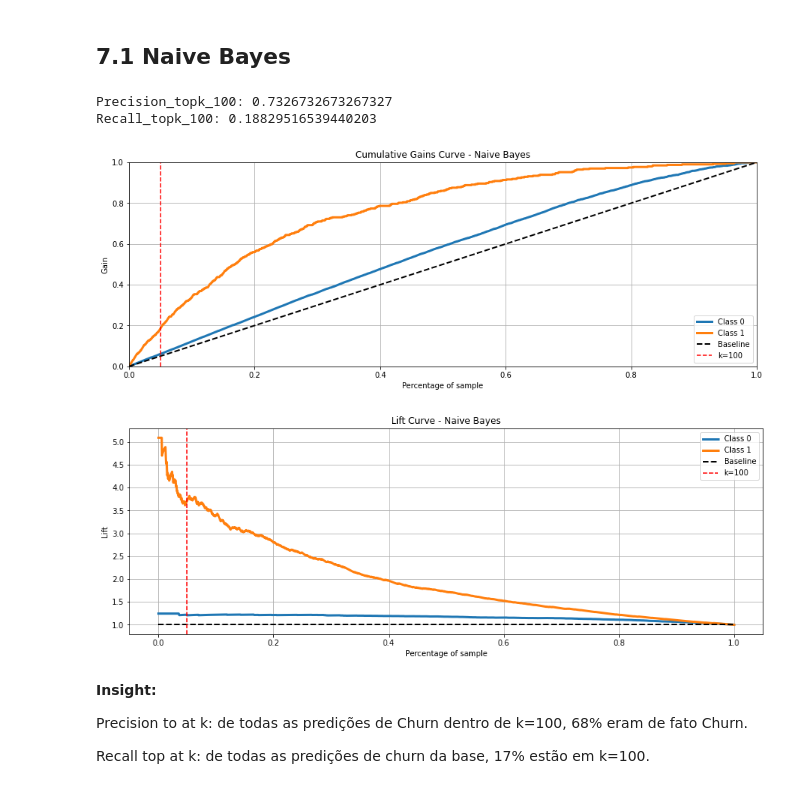
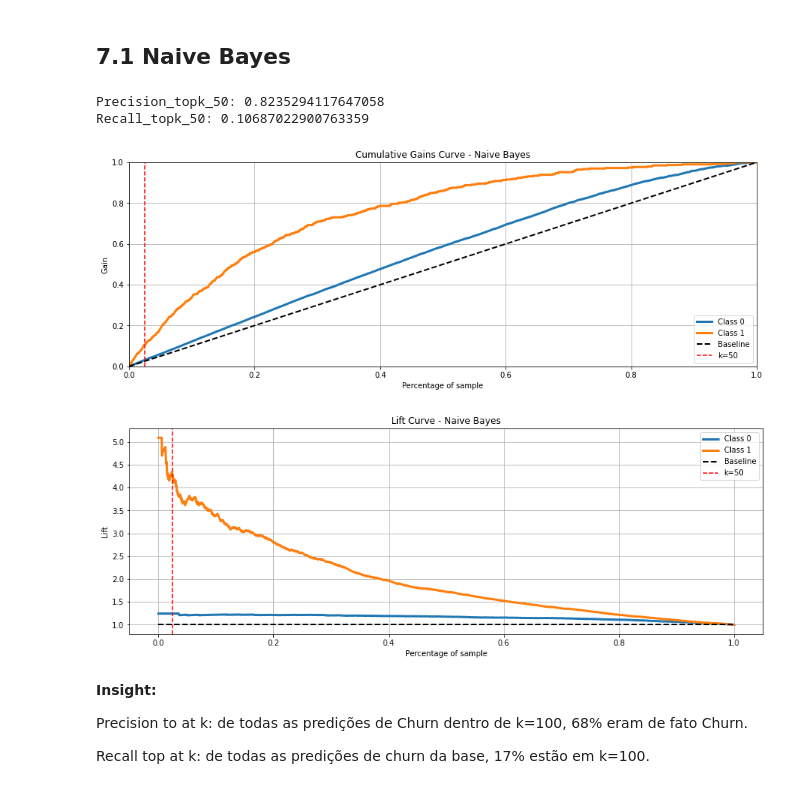
Before and after one commit to Jhonatanslopes/Bank-Customer-Churn, a Jupyter notebook: Notebook/notebook.ipynb, the cells around one changed output. Cells and saved outputs as stored; diff of their text form; code cells hidden in the pictures.

```diff
--- a/Notebook/notebook.ipynb
+++ b/Notebook/notebook.ipynb
@@ -1041,34 +1104,34 @@ x_test = x_test[cols_selected_final]
 # %%
 # define model
 naive_bayes = GaussianNB()
 
 # training and predict
 bayes_trained = naive_bayes.fit(x_train, y_train)
 yhat_bayes = bayes_trained.predict_proba(x_test)
 
 # Add prob in the data to cumpute metric
 x_test_bayes = x_test.copy()
 x_test_bayes['response'] = y_test
 
 # Propensity score
 x_test_bayes['score'] = list(yhat_bayes[:, 1])
 
 # Sort clients by propensity score
 x_test_bayes = x_test_bayes.sort_values(by='score', ascending=False)
 
 # Compute precision at K
-k = 100
-porcentage_k = 100 / len(x_test)
+k = 50
+porcentage_k = k / len(x_test)
 print(f'Precision_topk_{k}:', precision_at_k(x_test_bayes, k=k))
 print(f'Recall_topk_{k}:', recall_at_k(x_test_bayes, k=k))
 
 # plot curve
 plot_curve('Naive Bayes', y_pred=yhat_bayes, y_true=y_test)
 # %% [output]
-Precision_topk_100: 0.7326732673267327
-Recall_topk_100: 0.18829516539440203
+Precision_topk_50: 0.8235294117647058
+Recall_topk_50: 0.10687022900763359
-[figure, old version]
+[figure, new version]
-[figure, old version]
+[figure, new version]
 # %% [markdown]
 **Insight:**
 
```
Also changed, not shown: parts of 45 cells of this notebook, 7 other files.
